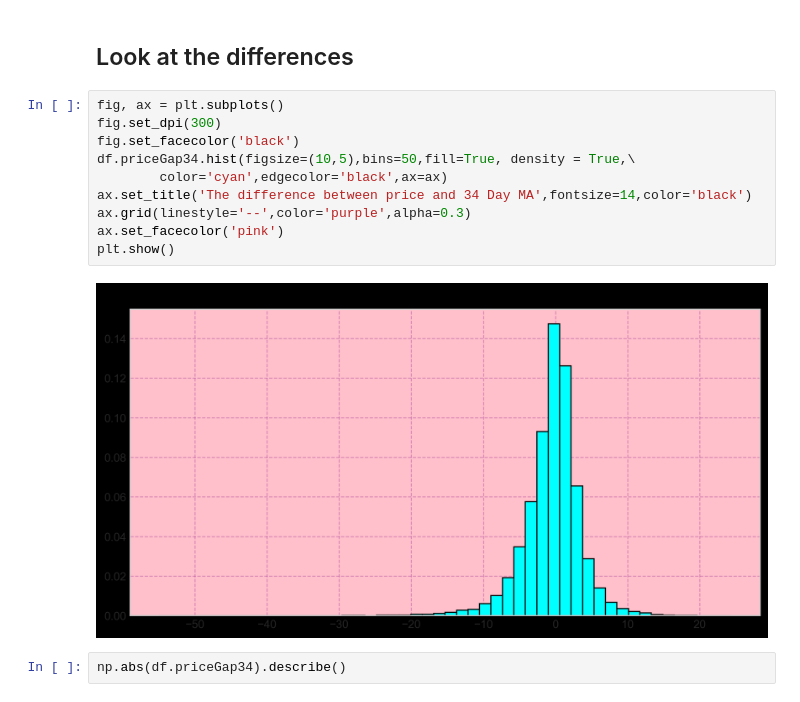
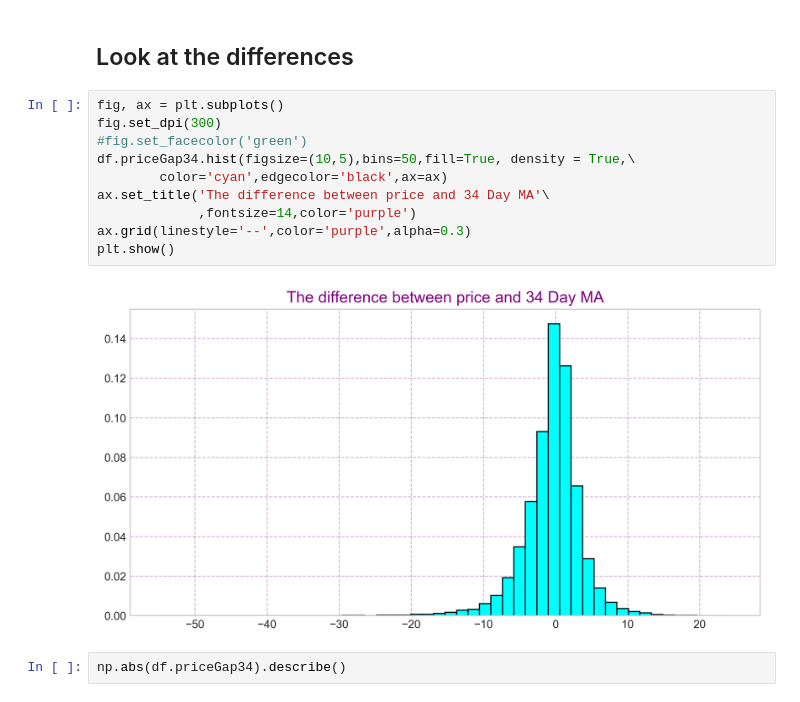
Before and after one commit to diogoaurelio/finmarkets, a Jupyter notebook: gold.ipynb, the cells around one changed output. Cells and saved outputs as stored; diff of their text form.

```diff
--- a/gold.ipynb
+++ b/gold.ipynb
@@ -65,15 +65,15 @@ plt.show()
 # %%
 fig, ax = plt.subplots()
 fig.set_dpi(300)
-fig.set_facecolor('black')
+#fig.set_facecolor('green')
 df.priceGap34.hist(figsize=(10,5),bins=50,fill=True, density = True,\
         color='cyan',edgecolor='black',ax=ax)
-ax.set_title('The difference between price and 34 Day MA',fontsize=14,color='black')
+ax.set_title('The difference between price and 34 Day MA'\
+             ,fontsize=14,color='purple')
 ax.grid(linestyle='--',color='purple',alpha=0.3)
-ax.set_facecolor('pink')
 plt.show()
 # %% [output]
-[figure, old version]
+[figure, new version]
 # %%
 np.abs(df.priceGap34).describe()
 # %% [output]
```
